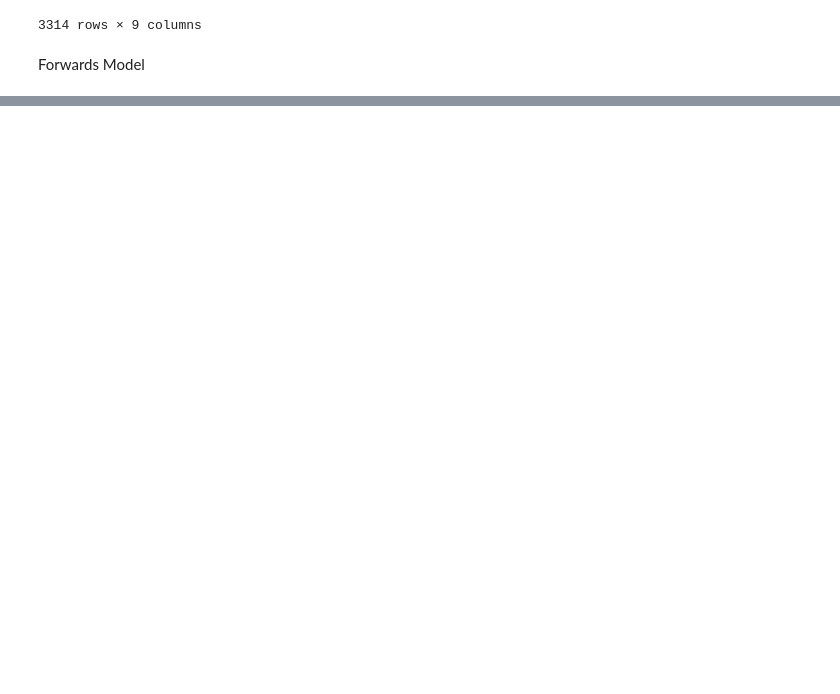
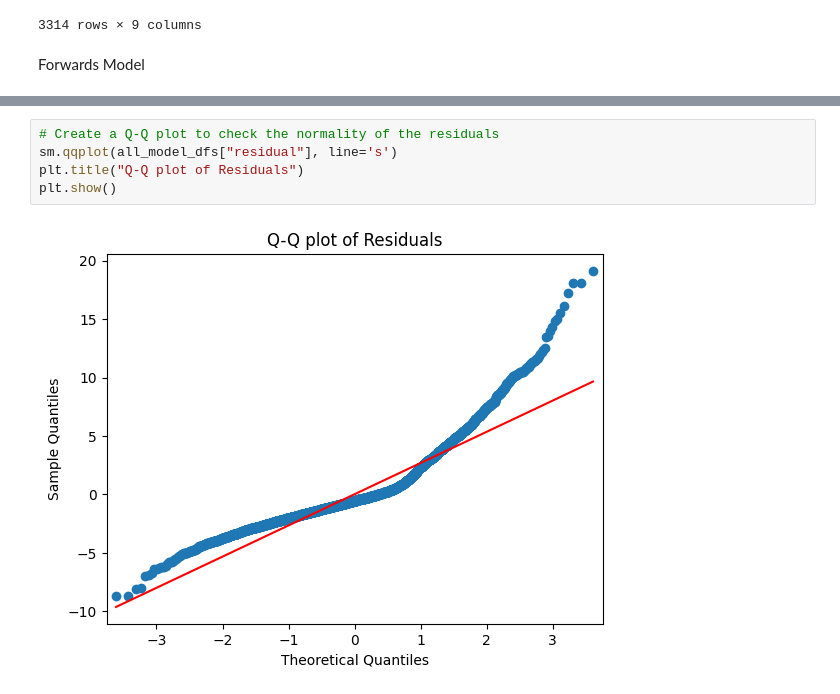
Before and after one commit to mattfurey1/fpl_points_predictor, a Jupyter notebook: project.ipynb, the cells around one changed output, grey strips where cells are left out. Saved outputs shown, nothing was run; the diff lists cells and outputs as text; blank space fills up the shorter version.

```diff
--- a/project.ipynb
+++ b/project.ipynb
@@ -1068,0 +1086,7 @@ Testing Root Mean Squared Error: 3.3569450285412037
+# %%
+# Create a Q-Q plot to check the normality of the residuals
+sm.qqplot(all_model_dfs["residual"], line='s')
+plt.title("Q-Q plot of Residuals")
+plt.show()
+# %% [output]
+[figure, added]
```
Also changed, not shown: parts of 17 cells of this notebook.
